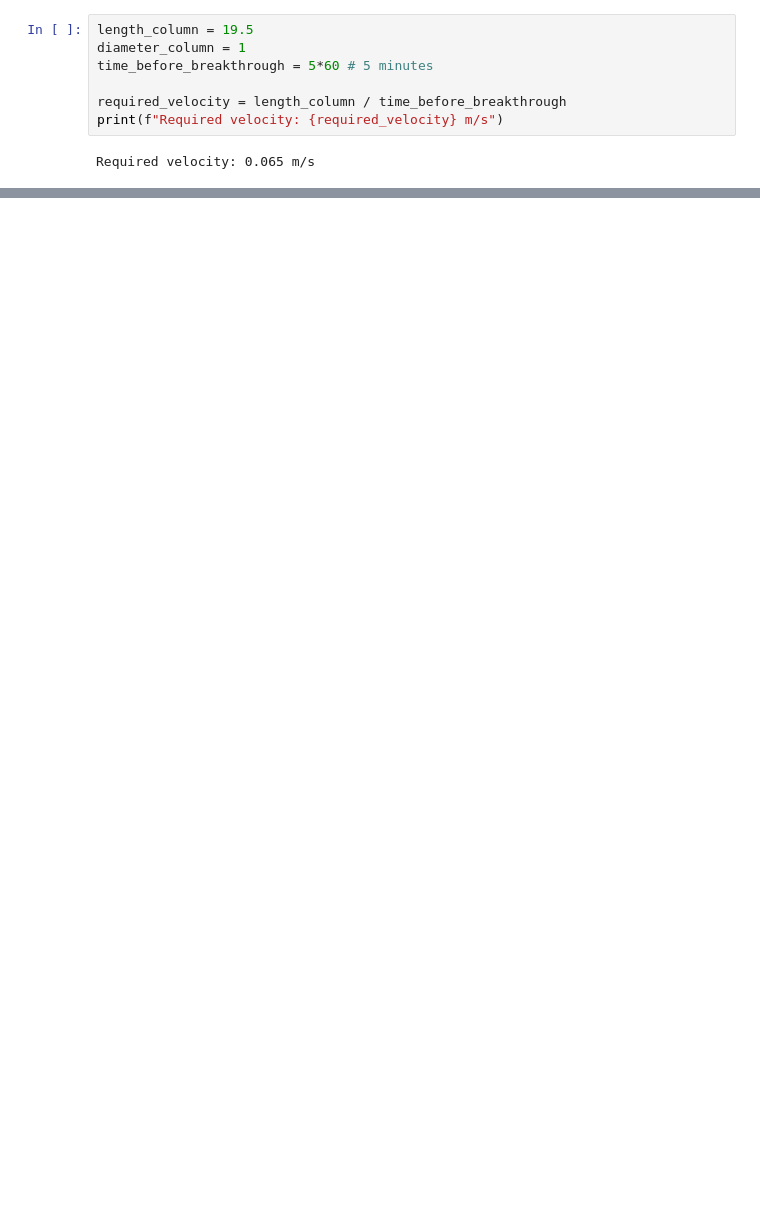
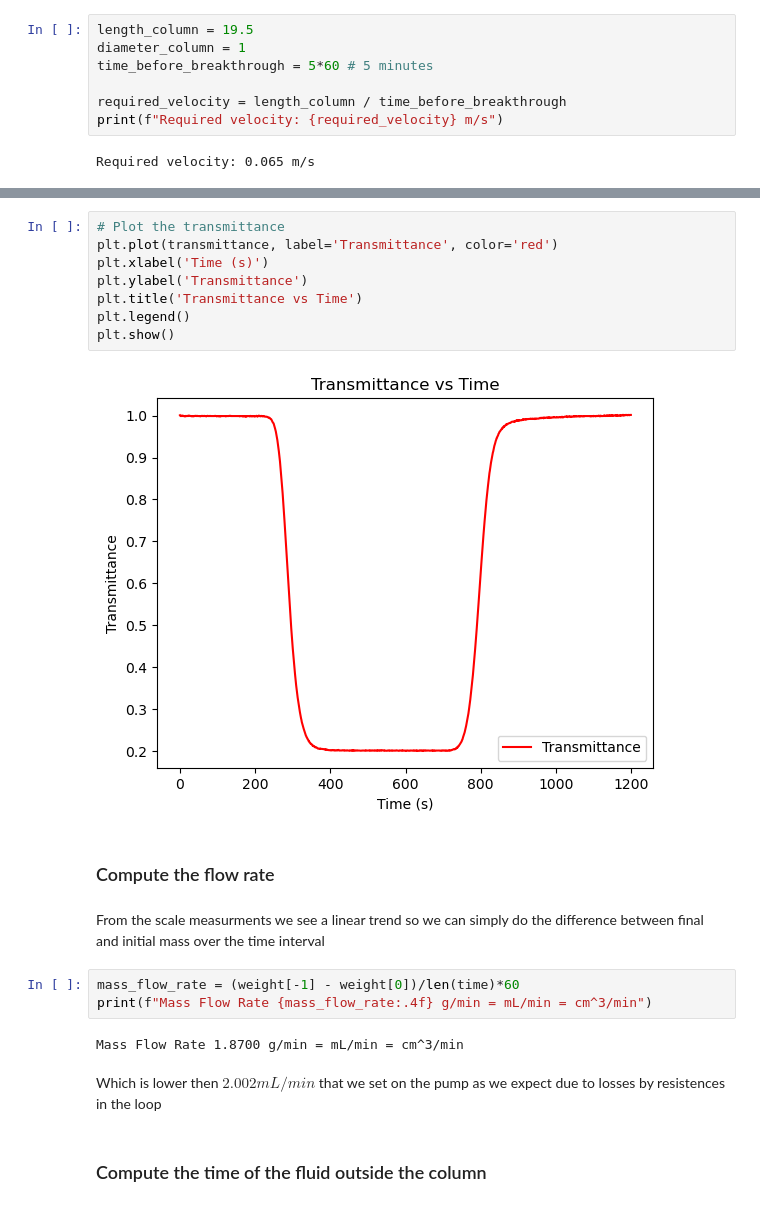
Before and after one commit to simo-pagliu/Magistrale, a Jupyter notebook: Transport of Radioactive Contaminants/Transport.ipynb, the cells around one changed output, grey strips where cells are left out. Saved outputs shown, nothing was run; the diff lists cells and outputs as text; blank space fills up the shorter version.

```diff
--- a/Transport of Radioactive Contaminants/Transport.ipynb
+++ b/Transport of Radioactive Contaminants/Transport.ipynb
@@ -36,0 +210,23 @@ From this lower limit wr choose to set it to $2 \frac{mL}{min}$ considering that
+# %%
+# Plot the transmittance
+plt.plot(transmittance, label='Transmittance', color='red')
+plt.xlabel('Time (s)')
+plt.ylabel('Transmittance')
+plt.title('Transmittance vs Time')
+plt.legend()
+plt.show()
+# %% [output]
+[figure, added]
+# %% [markdown]
+### Compute the flow rate
+# %% [markdown]
+From the scale measurments we see a linear trend so we can simply do the difference between final and initial mass over the time interval
+# %%
+mass_flow_rate = (weight[-1] - weight[0])/len(time)*60
+print(f"Mass Flow Rate {mass_flow_rate:.4f} g/min = mL/min = cm^3/min")
+# %% [output]
+Mass Flow Rate 1.8700 g/min = mL/min = cm^3/min
+# %% [markdown]
+Which is lower then $2.002 mL/min$ that we set on the pump as we expect due to losses by resistences in the loop
+# %% [markdown]
+### Compute the time of the fluid outside the column
```
Also changed, not shown: parts of 33 cells of this notebook.
